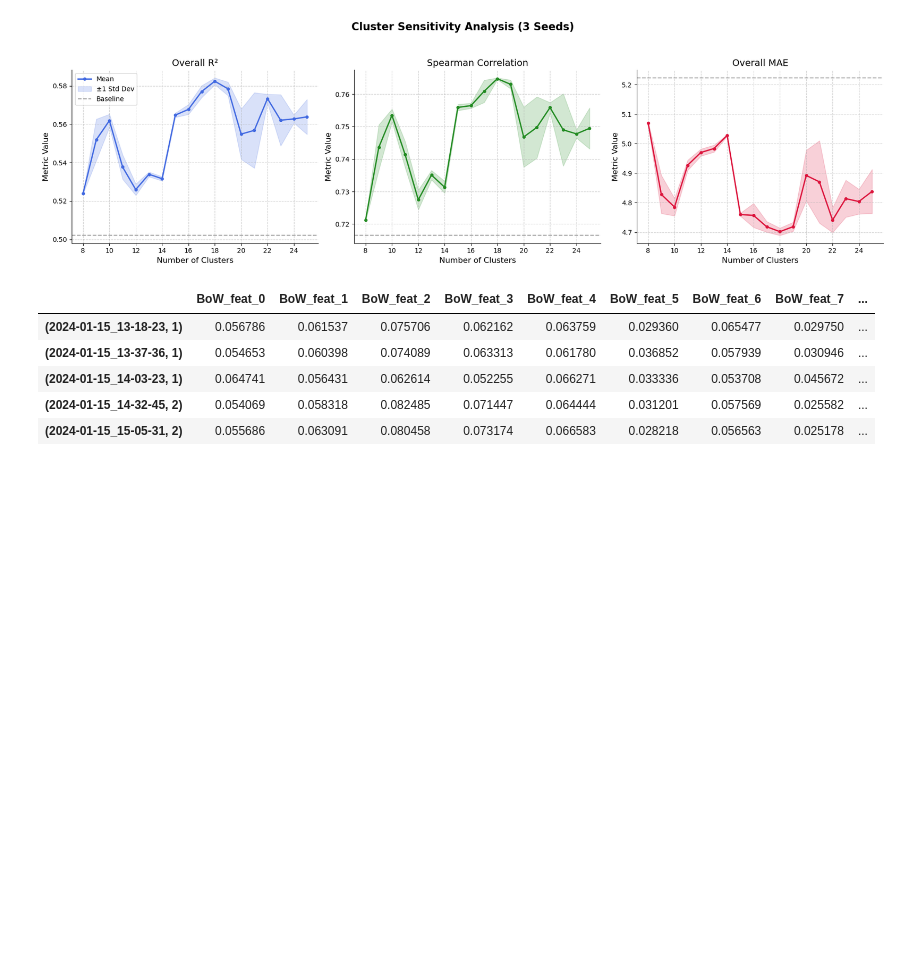
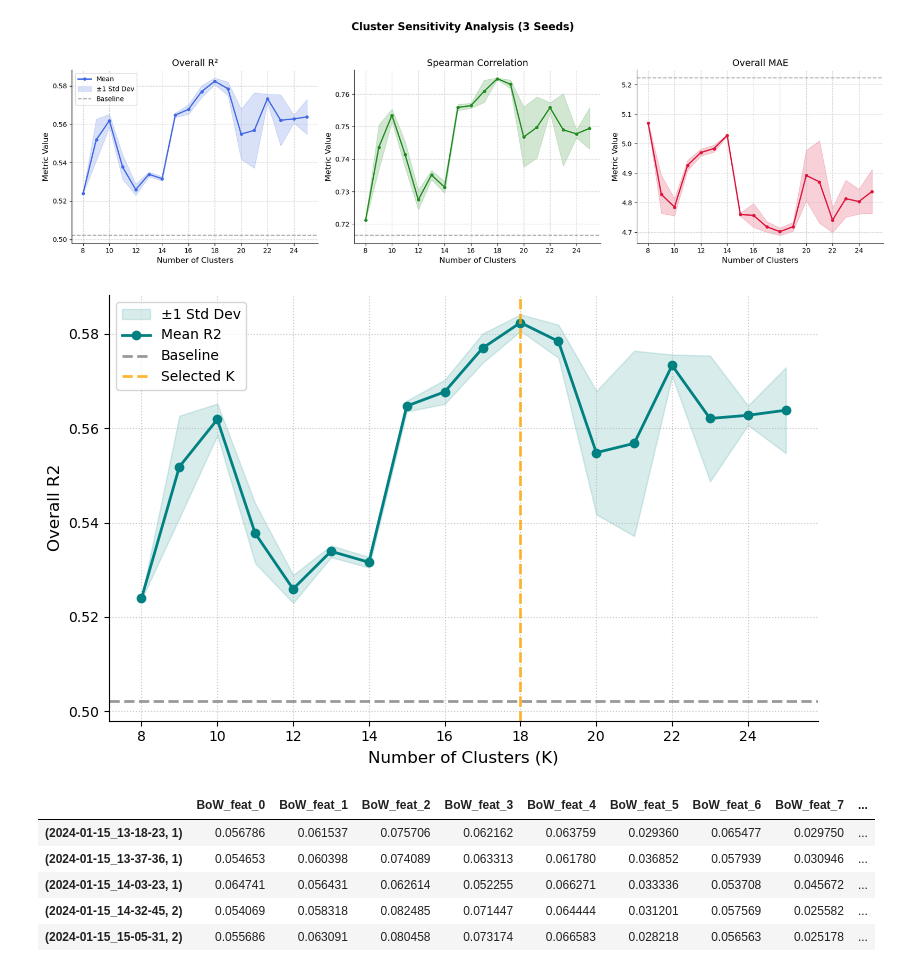
Before and after one commit to FinnWeikert/master-project, a Jupyter notebook: notebooks/04_bow_analysis.ipynb, the cells around one changed output. Drawn from its saved outputs; the diff is of its cells as text; code cells hidden in the pictures; blank space fills up the shorter version.

Commit message:
explicitly added thesis figures

```diff
--- a/notebooks/04_bow_analysis.ipynb
+++ b/notebooks/04_bow_analysis.ipynb
@@ -232,6 +230,16 @@ Spearman R: 0.7630 and R²: 0.5784
 plot_sensitivity_results(cluster_range, results)
 # %% [output]
 [figure]
+# %%
+plot_single_metric_sensitivity(
+    cluster_range=cluster_range,
+    results_dict=results,
+    metric='R2',
+    baseline_value=0.5021,
+    save_path="../results/figures/BoW_R2_sensitivity.pdf"
+)
+# %% [output]
+[figure, added]
 # %%
 #df_window['spatial_spread'] = df_window['spatial_spread'].apply(lambda x: np.log1p(np.abs(x)))
 
```
Also changed, not shown: parts of 5 cells of this notebook, 10 other files.
